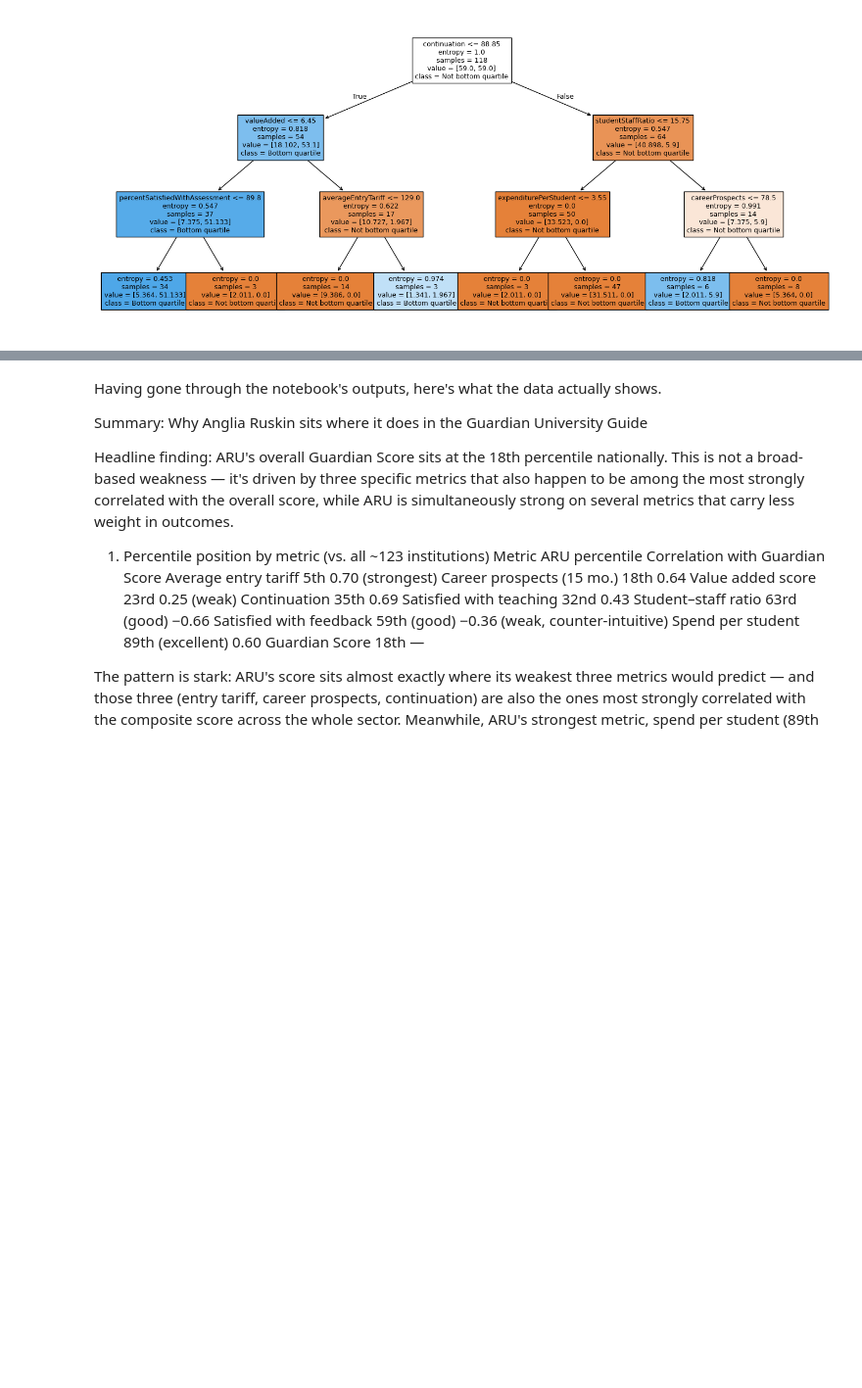
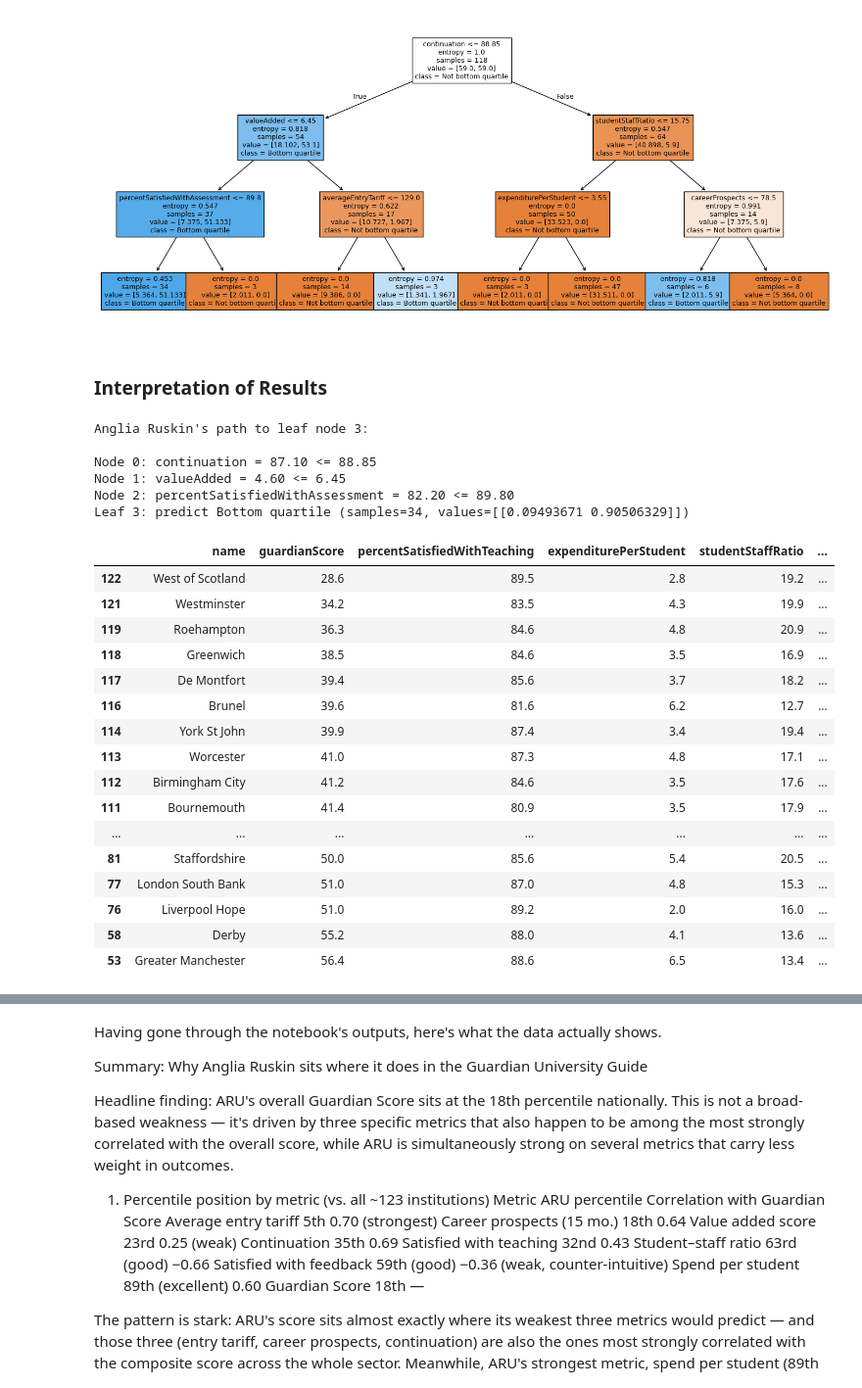
Before and after one commit to mjduarterosa/guardian-univ-ranking, a Jupyter notebook: explore_ranking.ipynb, the cells around one changed output, grey strips where cells are left out. Shown at 98% size. Drawn from its saved outputs; the diff is of its cells as text; code cells hidden in the pictures; blank space fills up the shorter version.

```diff
--- a/explore_ranking.ipynb
+++ b/explore_ranking.ipynb
@@ -802,3 +802,45 @@ plt.show()
 # %% [output]
 Best params: {'criterion': 'entropy', 'max_depth': 3, 'min_samples_leaf': 3}
 [figure]
+# %% [markdown]
+### Interpretation of Results
+# %%
+aru_X = data.loc[data["name"] == "Anglia Ruskin", cols]
+leaf_id = tree.apply(aru_X)[0]
+pred = tree.predict(aru_X)[0]
+proba = tree.predict_proba(aru_X)[0]
+
+print(f"Anglia Ruskin falls in leaf node: {leaf_id}")
+print(f"Predicted class: {'Bottom quartile' if pred == 1 else 'Not bottom quartile'}")
+print(f"Class probabilities: {proba}")
+# %% [output]
+Anglia Ruskin's path to leaf node 3:
+
+Node 0: continuation = 87.10 <= 88.85
+Node 1: valueAdded = 4.60 <= 6.45
+Node 2: percentSatisfiedWithAssessment = 82.20 <= 89.80
+Leaf 3: predict Bottom quartile (samples=34, values=[[0.09493671 0.90506329]])
+# %%
+all_leaves = tree.apply(X)
+same_leaf = data.loc[all_leaves == leaf_id, ["name", "guardianScore"] + cols]
+
+same_leaf.sort_values(by="guardianScore", ascending=True, inplace=True)
+same_leaf
+# %% [output]
+|  | name | guardianScore | percentSatisfiedWithTeaching | expenditurePerStudent | studentStaffRatio | ... |
+| 122 | West of Scotland | 28.6 | 89.5 | 2.8 | 19.2 | ... |
+| 121 | Westminster | 34.2 | 83.5 | 4.3 | 19.9 | ... |
+| 119 | Roehampton | 36.3 | 84.6 | 4.8 | 20.9 | ... |
+| 118 | Greenwich | 38.5 | 84.6 | 3.5 | 16.9 | ... |
+| 117 | De Montfort | 39.4 | 85.6 | 3.7 | 18.2 | ... |
+| 116 | Brunel | 39.6 | 81.6 | 6.2 | 12.7 | ... |
+| 114 | York St John | 39.9 | 87.4 | 3.4 | 19.4 | ... |
+| 113 | Worcester | 41.0 | 87.3 | 4.8 | 17.1 | ... |
+| 112 | Birmingham City | 41.2 | 84.6 | 3.5 | 17.6 | ... |
+| 111 | Bournemouth | 41.4 | 80.9 | 3.5 | 17.9 | ... |
+| ... | ... | ... | ... | ... | ... | ... |
+| 81 | Staffordshire | 50.0 | 85.6 | 5.4 | 20.5 | ... |
+| 77 | London South Bank | 51.0 | 87.0 | 4.8 | 15.3 | ... |
+| 76 | Liverpool Hope | 51.0 | 89.2 | 2.0 | 16.0 | ... |
+| 58 | Derby | 55.2 | 88.0 | 4.1 | 13.6 | ... |
+| 53 | Greater Manchester | 56.4 | 88.6 | 6.5 | 13.4 | ... |
```
Also changed, not shown: parts of 4 cells of this notebook.
